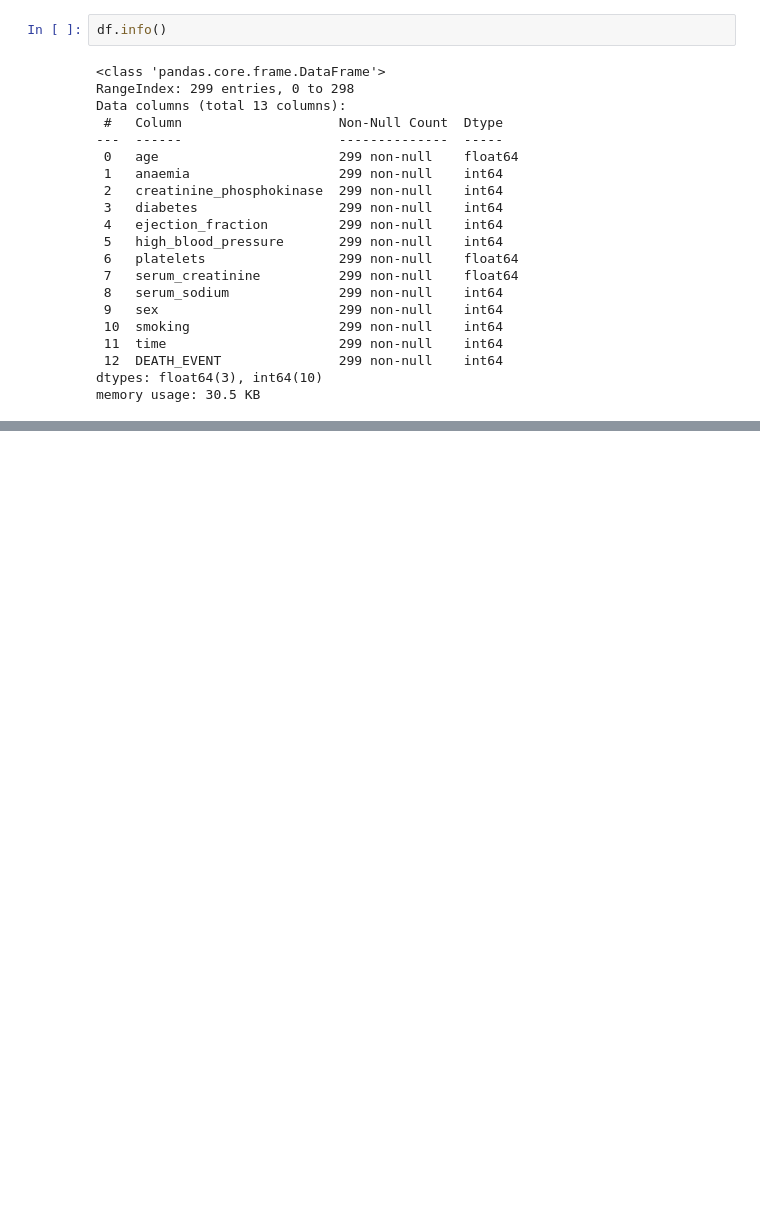
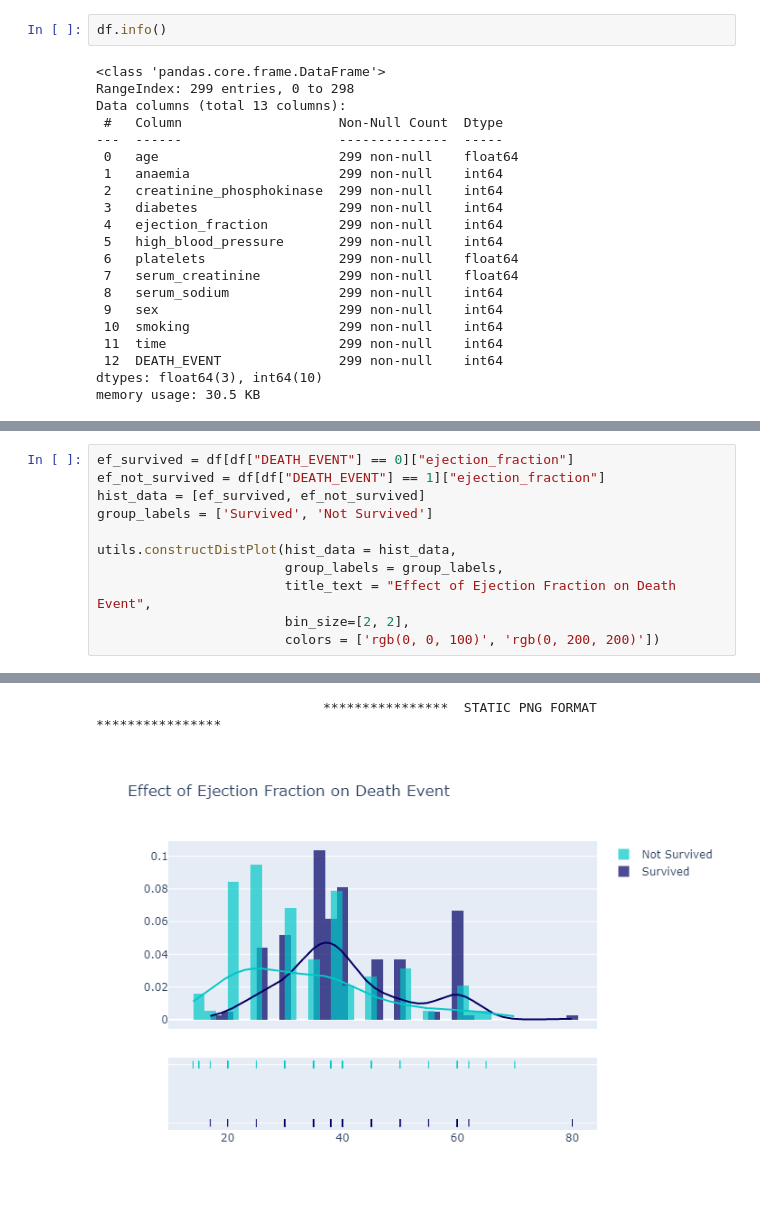
Before and after one commit to khadyothan/ADA, a Jupyter notebook: 3_S20190010040_S20190010129_Project_Code.ipynb, the cells around one changed output, grey strips where cells are left out. Drawn from its saved outputs; the diff is of its cells as text; blank space fills up the shorter version.

```diff
--- a/3_S20190010040_S20190010129_Project_Code.ipynb
+++ b/3_S20190010040_S20190010129_Project_Code.ipynb
@@ -63,0 +151,12 @@ df.astype('object').describe()
+# %%
+ef_survived = df[df["DEATH_EVENT"] == 0]["ejection_fraction"]
+ef_not_survived = df[df["DEATH_EVENT"] == 1]["ejection_fraction"]
+hist_data = [ef_survived, ef_not_survived]
+group_labels = ['Survived', 'Not Survived']
+
+utils.constructDistPlot(hist_data = hist_data,
+                        group_labels = group_labels,
+                        title_text = "Effect of Ejection Fraction on Death Event",
+                        bin_size=[2, 2],
+                        colors = ['rgb(0, 0, 100)', 'rgb(0, 200, 200)'])
+# %% [output]
@@ -63,0 +164,2 @@ df.astype('object').describe()
+                             ****************  STATIC PNG FORMAT  ****************
+[figure, added]
```
Also changed, not shown: parts of 41 cells of this notebook, 1 other file.
